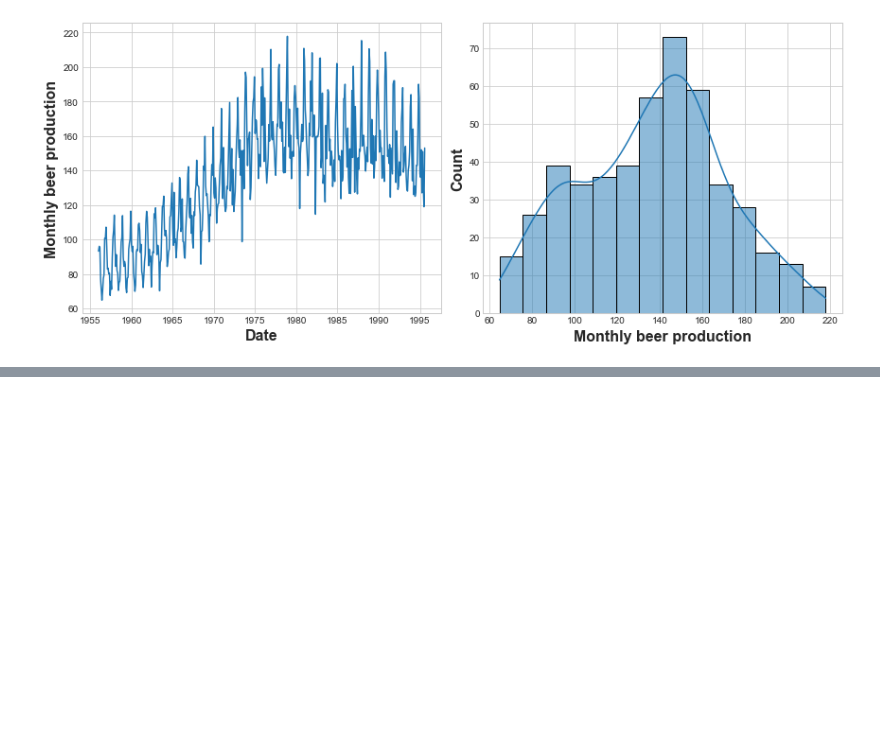
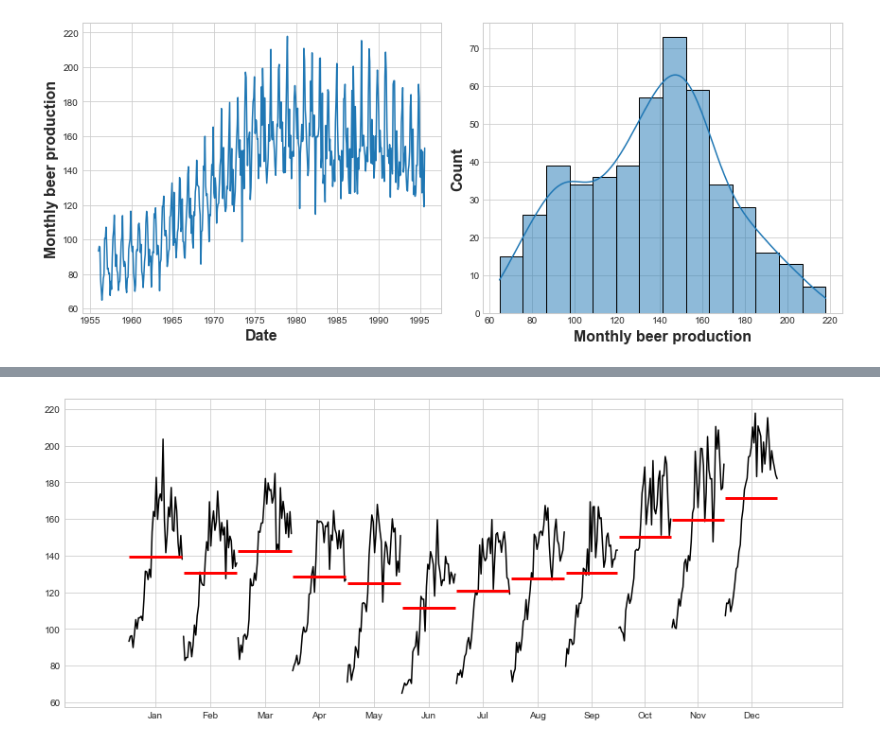
Before and after one commit to JudsonMorgan/Monthly-beer-production, a Jupyter notebook: monthly-beer-production.ipynb, the cells around one changed output, grey strips where cells are left out. Saved outputs shown, nothing was run; the diff lists cells and outputs as text; code cells hidden in the pictures; blank space fills up the shorter version.

```diff
--- a/monthly-beer-production.ipynb
+++ b/monthly-beer-production.ipynb
@@ -157,0 +169,5 @@ The skewness of the distribution is:  -0.03592253940022188
+# %%
+mp = month_plot(df['Monthly beer production'])
+mp.show()
+# %% [output]
+[figure, added]
```
Also changed, not shown: parts of 8 cells of this notebook.
